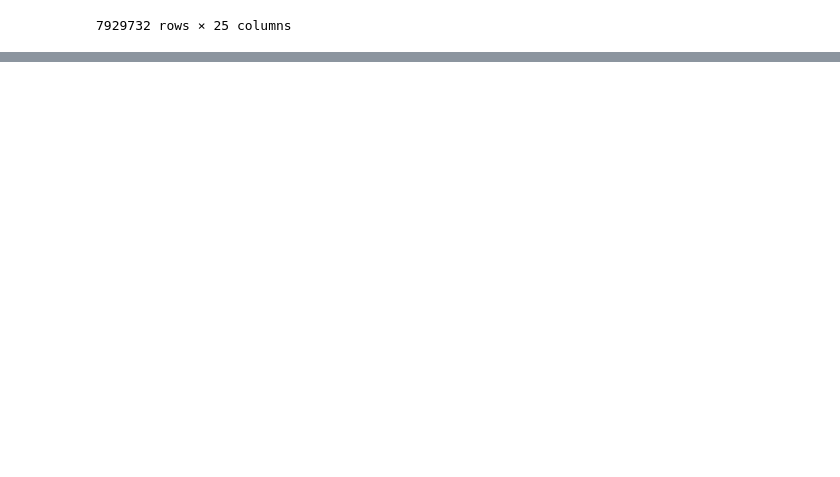
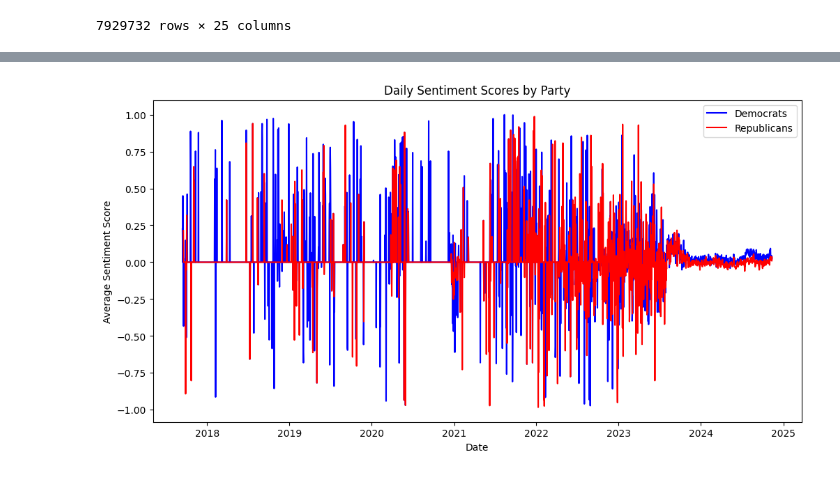
Before and after one commit to eric157/Machine-Learners, a Jupyter notebook: Unsupervised/T5-Unsupervised.ipynb, the cells around one changed output, grey strips where cells are left out. Cells and saved outputs as stored; diff of their text form; code cells hidden in the pictures; blank space fills up the shorter version.

```diff
--- a/Unsupervised/T5-Unsupervised.ipynb
+++ b/Unsupervised/T5-Unsupervised.ipynb
@@ -99,0 +130,9 @@ for party in sentiment_trend['party'].unique():
+# %%
+df['created_time'] = pd.to_datetime(df['created_time'])
+
+df['date'] = df['created_time'].dt.date
+df['month'] = df['created_time'].dt.month
+df['year'] = df['created_time'].dt.year
+
+df.groupby('month')['post_id'].count().plot(kind='bar', figsize=(10, 6), title='Number of Posts per Month')
+plt.show()
@@ -99,0 +152,27 @@ for party in sentiment_trend['party'].unique():
+# %%
+analyzer = SentimentIntensityAnalyzer()
+
+def get_vader_sentiment(text):
+    return analyzer.polarity_scores(str(text))['compound']
+
+tqdm.pandas()
+df['sentiment_score_self_text'] = df['self_text'].progress_apply(get_vader_sentiment)
+df['created_time'] = pd.to_datetime(df['created_time'])
+df.set_index('created_time', inplace=True)
+
+df_democrat = df[df['party'] == 'Democrat']
+df_republican = df[df['party'] == 'Republican']
+
+daily_sentiment_democrat = df_democrat['sentiment_score_self_text'].resample('D').mean().fillna(0)
+daily_sentiment_republican = df_republican['sentiment_score_self_text'].resample('D').mean().fillna(0)
+# %%
+plt.figure(figsize=(12, 6))
+plt.plot(daily_sentiment_democrat.index, daily_sentiment_democrat, label='Democrats', color='blue')
+plt.plot(daily_sentiment_republican.index, daily_sentiment_republican, label='Republicans', color='red')
+plt.title('Daily Sentiment Scores by Party')
+plt.xlabel('Date')
+plt.ylabel('Average Sentiment Score')
+plt.legend()
+plt.show()
+# %% [output]
+[figure, added]
```
Also changed, not shown: parts of 15 cells of this notebook.
